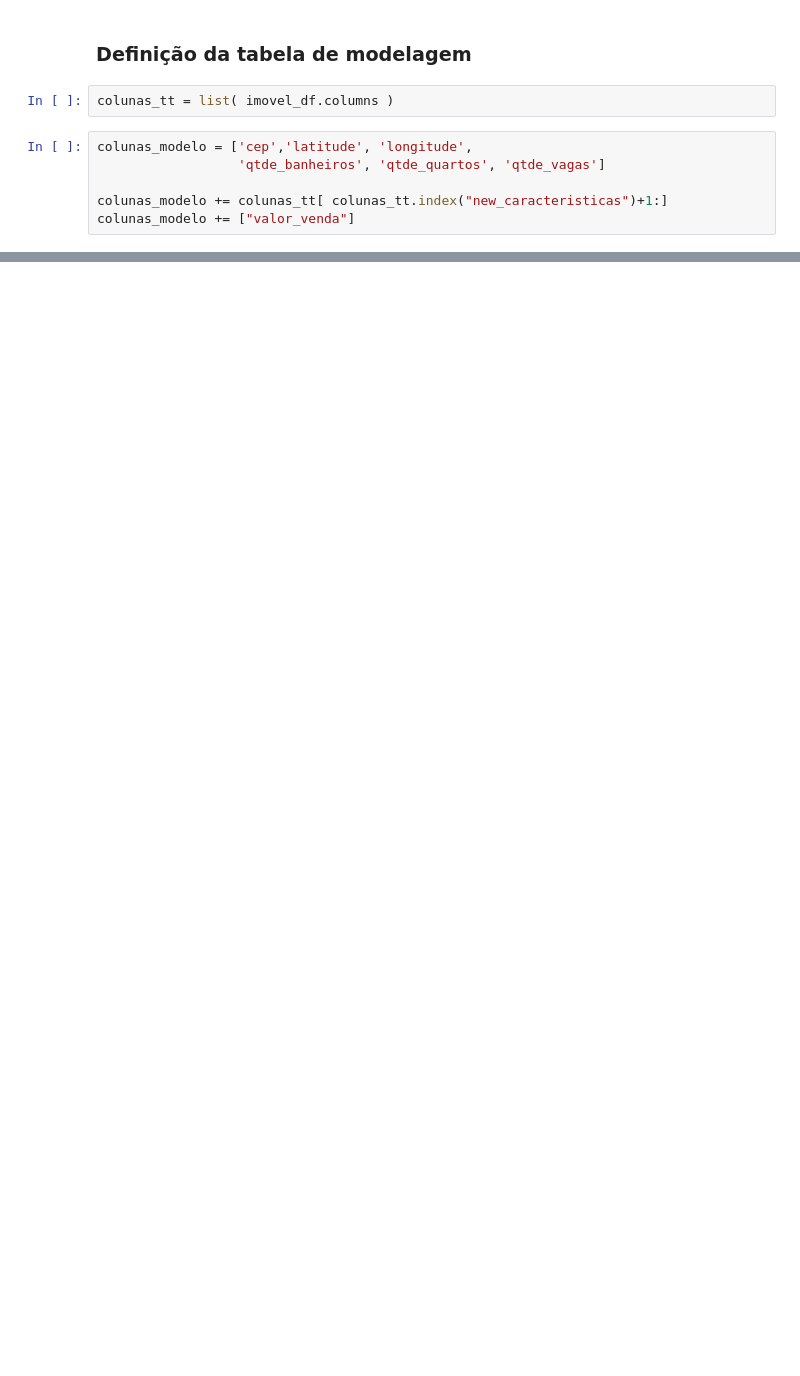
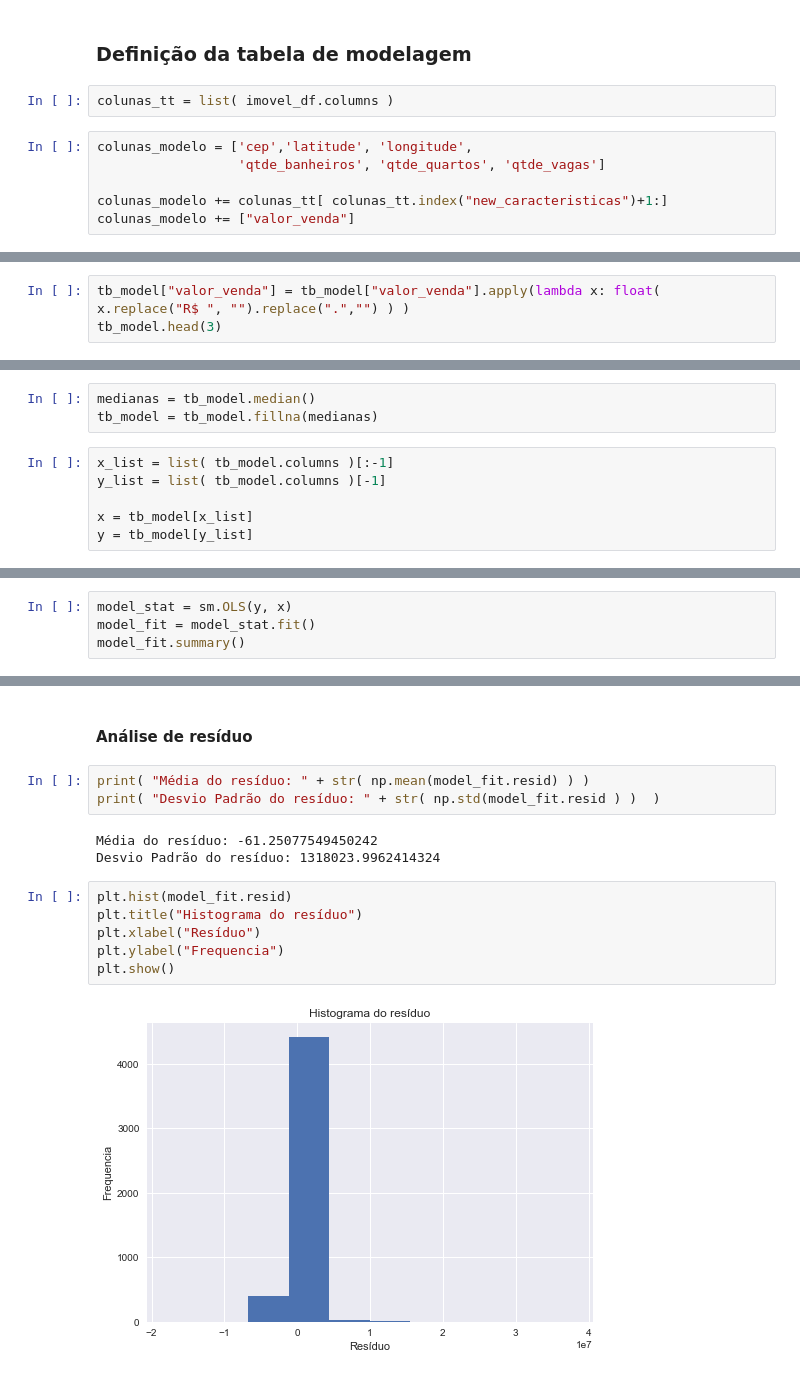
Before and after one commit to TeoCalvo/compy, a Jupyter notebook: scr/Web Scrap & Machine Learning.ipynb, the cells around one changed output, grey strips where cells are left out. Drawn from its saved outputs; the diff is of its cells as text; blank space fills up the shorter version.

```diff
--- a/scr/Web Scrap & Machine Learning.ipynb
+++ b/scr/Web Scrap & Machine Learning.ipynb
@@ -83,0 +136,3 @@ tb_model.head()
+# %%
+tb_model["valor_venda"] = tb_model["valor_venda"].apply(lambda x: float( x.replace("R$ ", "").replace(".","") ) )
+tb_model.head(3)
@@ -83,0 +145,9 @@ tb_model.head()
+# %%
+medianas = tb_model.median()
+tb_model = tb_model.fillna(medianas)
+# %%
+x_list = list( tb_model.columns )[:-1]
+y_list = list( tb_model.columns )[-1]
+
+x = tb_model[x_list]
+y = tb_model[y_list]
@@ -83,0 +156,4 @@ tb_model.head()
+# %%
+model_stat = sm.OLS(y, x)
+model_fit = model_stat.fit()
+model_fit.summary()
@@ -83,0 +191,16 @@ tb_model.head()
+# %% [markdown]
+#### Análise de resíduo
+# %%
+print( "Média do resíduo: " + str( np.mean(model_fit.resid) ) )
+print( "Desvio Padrão do resíduo: " + str( np.std(model_fit.resid ) )  )
+# %% [output]
+Média do resíduo: -61.25077549450242
+Desvio Padrão do resíduo: 1318023.9962414324
+# %%
+plt.hist(model_fit.resid)
+plt.title("Histograma do resíduo")
+plt.xlabel("Resíduo")
+plt.ylabel("Frequencia")
+plt.show()
+# %% [output]
+[figure, added]
```
Also changed, not shown: parts of 15 cells of this notebook, 1 other file.
